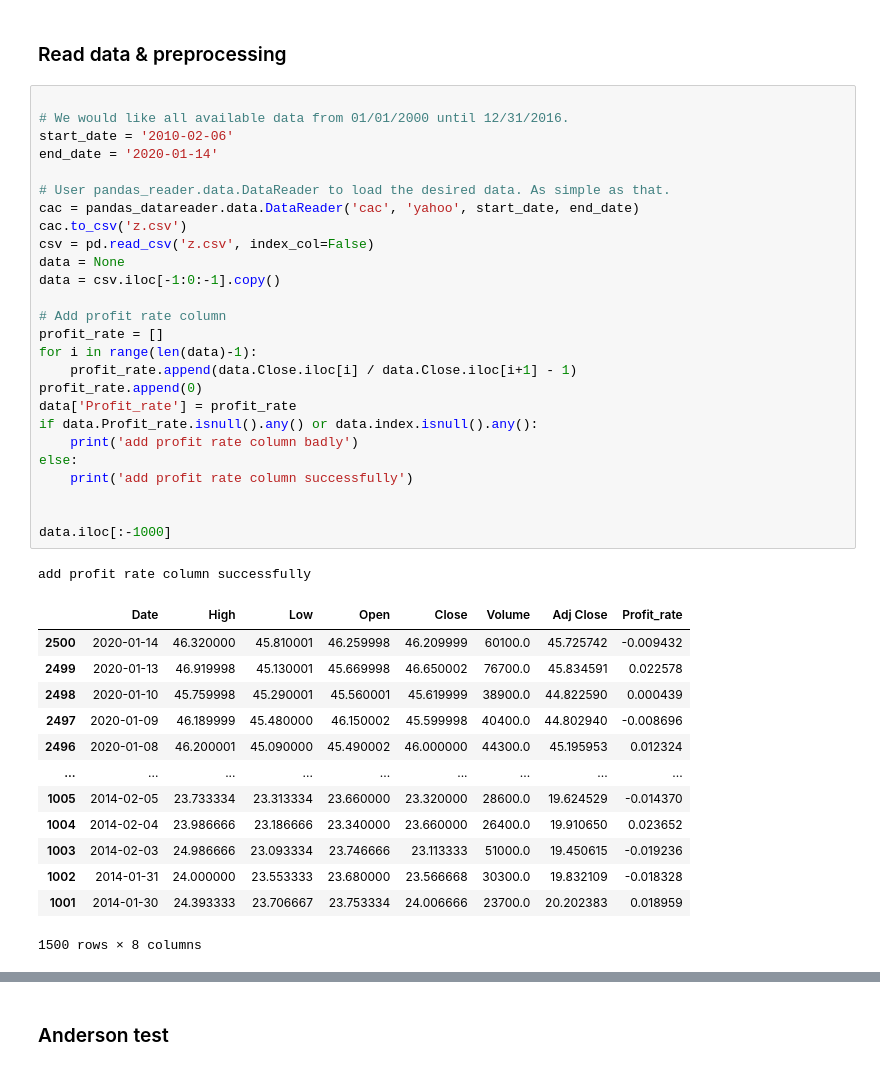
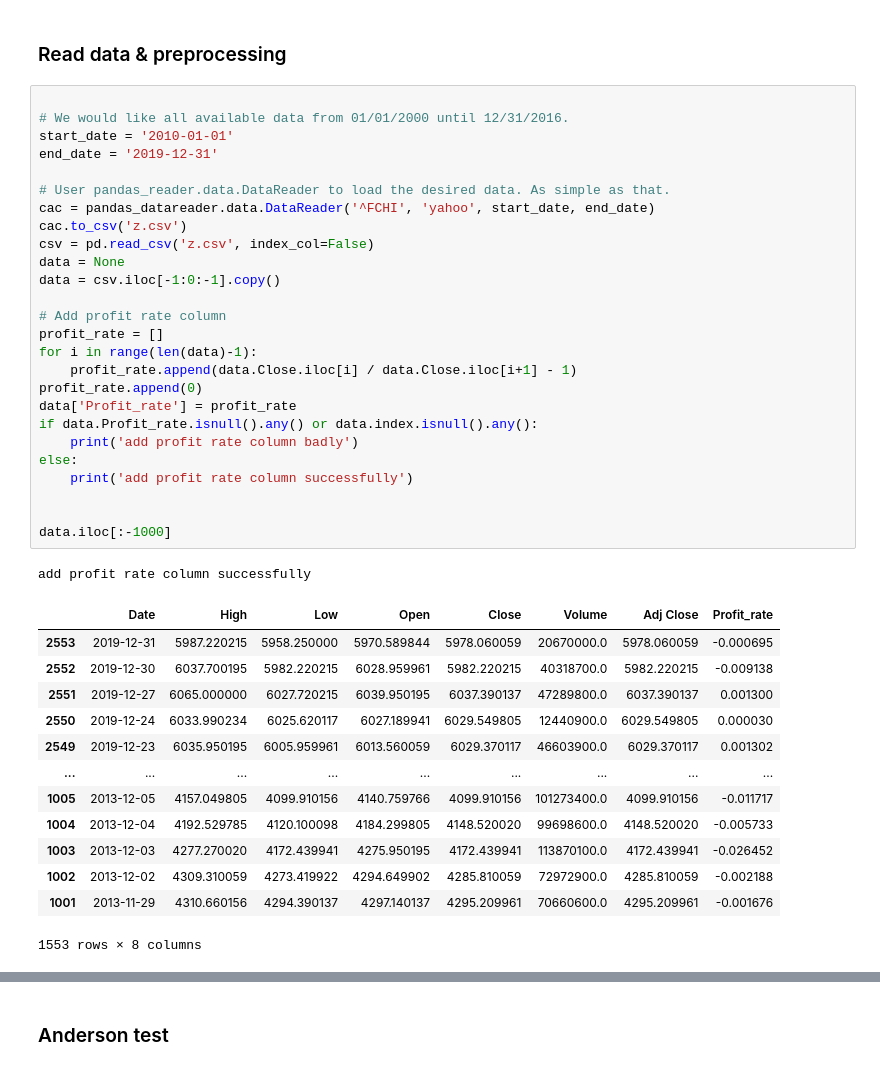
Before and after one commit to nguyenvanhuybk99/value_at_risk, a Jupyter notebook: nckh_CAC.ipynb, the cells around one changed output, grey strips where cells are left out. Saved outputs shown, nothing was run; the diff lists cells and outputs as text.

```diff
--- a/nckh_CAC.ipynb
+++ b/nckh_CAC.ipynb
@@ -237,44 +237,44 @@ def compute_VaR(distribution, data, date, n_days_calc_var=250, level_meaning=0.0
 # %%
 
 # We would like all available data from 01/01/2000 until 12/31/2016.
-start_date = '2010-02-06'
-end_date = '2020-01-14'
+start_date = '2010-01-01'
+end_date = '2019-12-31'
 
 # User pandas_reader.data.DataReader to load the desired data. As simple as that.
-cac = pandas_datareader.data.DataReader('cac', 'yahoo', start_date, end_date)
+cac = pandas_datareader.data.DataReader('^FCHI', 'yahoo', start_date, end_date)
 cac.to_csv('z.csv')
 csv = pd.read_csv('z.csv', index_col=False)
 data = None
 data = csv.iloc[-1:0:-1].copy()
 
 # Add profit rate column
 profit_rate = []
 for i in range(len(data)-1):
     profit_rate.append(data.Close.iloc[i] / data.Close.iloc[i+1] - 1)
 profit_rate.append(0)
 data['Profit_rate'] = profit_rate
 if data.Profit_rate.isnull().any() or data.index.isnull().any():
     print('add profit rate column badly')
 else:
     print('add profit rate column successfully')
 
 
 data.iloc[:-1000]
 # %% [output]
 add profit rate column successfully
 |  | Date | High | Low | Open | Close | Volume | Adj Close | Profit_rate |
-| 2500 | 2020-01-14 | 46.320000 | 45.810001 | 46.259998 | 46.209999 | 60100.0 | 45.725742 | -0.009432 |
-| 2499 | 2020-01-13 | 46.919998 | 45.130001 | 45.669998 | 46.650002 | 76700.0 | 45.834591 | 0.022578 |
-| 2498 | 2020-01-10 | 45.759998 | 45.290001 | 45.560001 | 45.619999 | 38900.0 | 44.822590 | 0.000439 |
-| 2497 | 2020-01-09 | 46.189999 | 45.480000 | 46.150002 | 45.599998 | 40400.0 | 44.802940 | -0.008696 |
-| 2496 | 2020-01-08 | 46.200001 | 45.090000 | 45.490002 | 46.000000 | 44300.0 | 45.195953 | 0.012324 |
+| 2553 | 2019-12-31 | 5987.220215 | 5958.250000 | 5970.589844 | 5978.060059 | 20670000.0 | 5978.060059 | -0.000695 |
+| 2552 | 2019-12-30 | 6037.700195 | 5982.220215 | 6028.959961 | 5982.220215 | 40318700.0 | 5982.220215 | -0.009138 |
+| 2551 | 2019-12-27 | 6065.000000 | 6027.720215 | 6039.950195 | 6037.390137 | 47289800.0 | 6037.390137 | 0.001300 |
+| 2550 | 2019-12-24 | 6033.990234 | 6025.620117 | 6027.189941 | 6029.549805 | 12440900.0 | 6029.549805 | 0.000030 |
+| 2549 | 2019-12-23 | 6035.950195 | 6005.959961 | 6013.560059 | 6029.370117 | 46603900.0 | 6029.370117 | 0.001302 |
 | ... | ... | ... | ... | ... | ... | ... | ... | ... |
-| 1005 | 2014-02-05 | 23.733334 | 23.313334 | 23.660000 | 23.320000 | 28600.0 | 19.624529 | -0.014370 |
-| 1004 | 2014-02-04 | 23.986666 | 23.186666 | 23.340000 | 23.660000 | 26400.0 | 19.910650 | 0.023652 |
-| 1003 | 2014-02-03 | 24.986666 | 23.093334 | 23.746666 | 23.113333 | 51000.0 | 19.450615 | -0.019236 |
-| 1002 | 2014-01-31 | 24.000000 | 23.553333 | 23.680000 | 23.566668 | 30300.0 | 19.832109 | -0.018328 |
-| 1001 | 2014-01-30 | 24.393333 | 23.706667 | 23.753334 | 24.006666 | 23700.0 | 20.202383 | 0.018959 |
+| 1005 | 2013-12-05 | 4157.049805 | 4099.910156 | 4140.759766 | 4099.910156 | 101273400.0 | 4099.910156 | -0.011717 |
+| 1004 | 2013-12-04 | 4192.529785 | 4120.100098 | 4184.299805 | 4148.520020 | 99698600.0 | 4148.520020 | -0.005733 |
+| 1003 | 2013-12-03 | 4277.270020 | 4172.439941 | 4275.950195 | 4172.439941 | 113870100.0 | 4172.439941 | -0.026452 |
+| 1002 | 2013-12-02 | 4309.310059 | 4273.419922 | 4294.649902 | 4285.810059 | 72972900.0 | 4285.810059 | -0.002188 |
+| 1001 | 2013-11-29 | 4310.660156 | 4294.390137 | 4297.140137 | 4295.209961 | 70660600.0 | 4295.209961 | -0.001676 |
-1500 rows × 8 columns
+1553 rows × 8 columns
 # %%
 matplotlib.rc('figure', figsize=(14, 8))
 ax = data.Profit_rate.plot(kind='hist', bins=100, density=True, alpha=0.5, color='grey',
```
Also changed, not shown: parts of 7 cells of this notebook, 3 other files.
